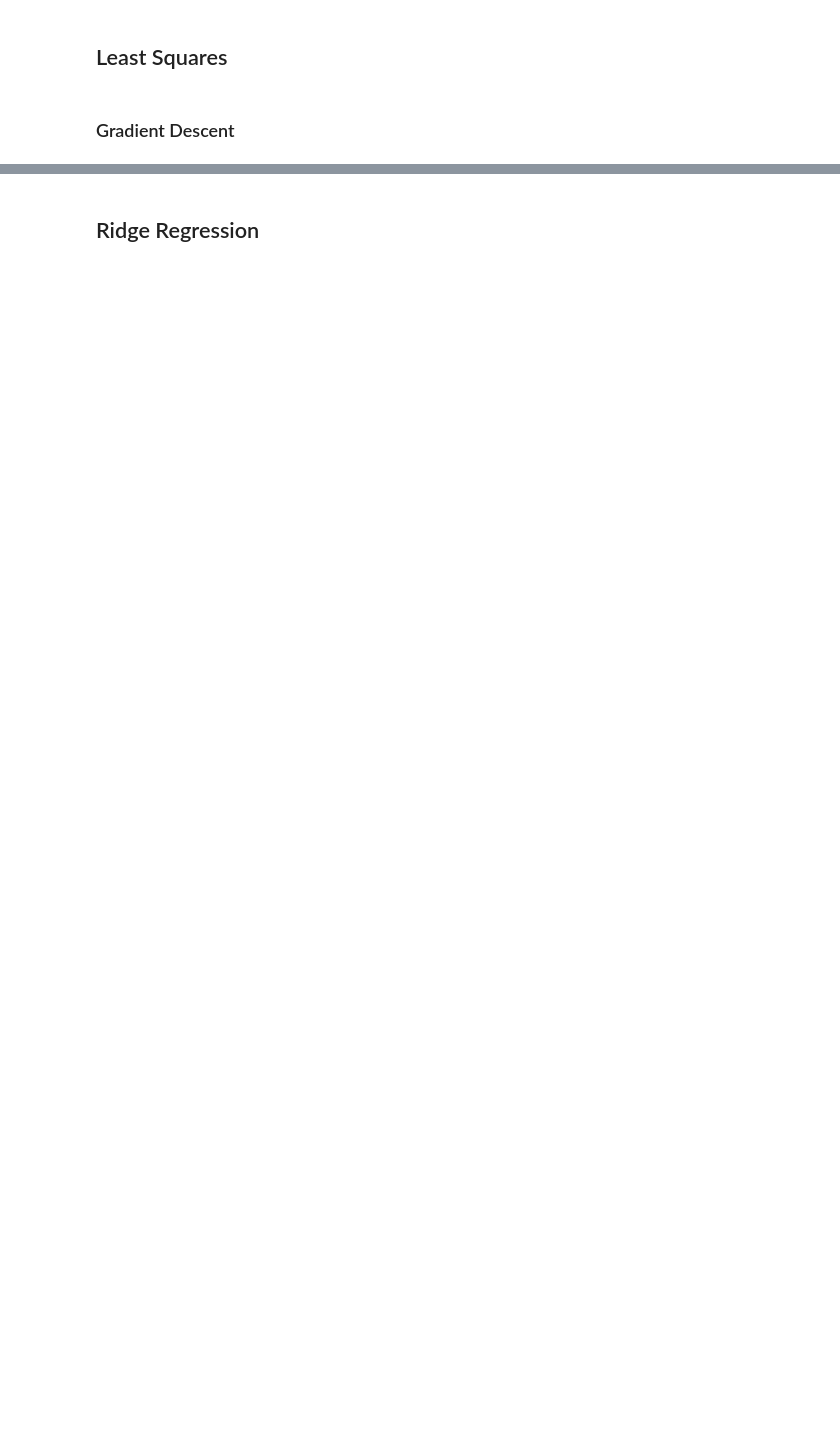
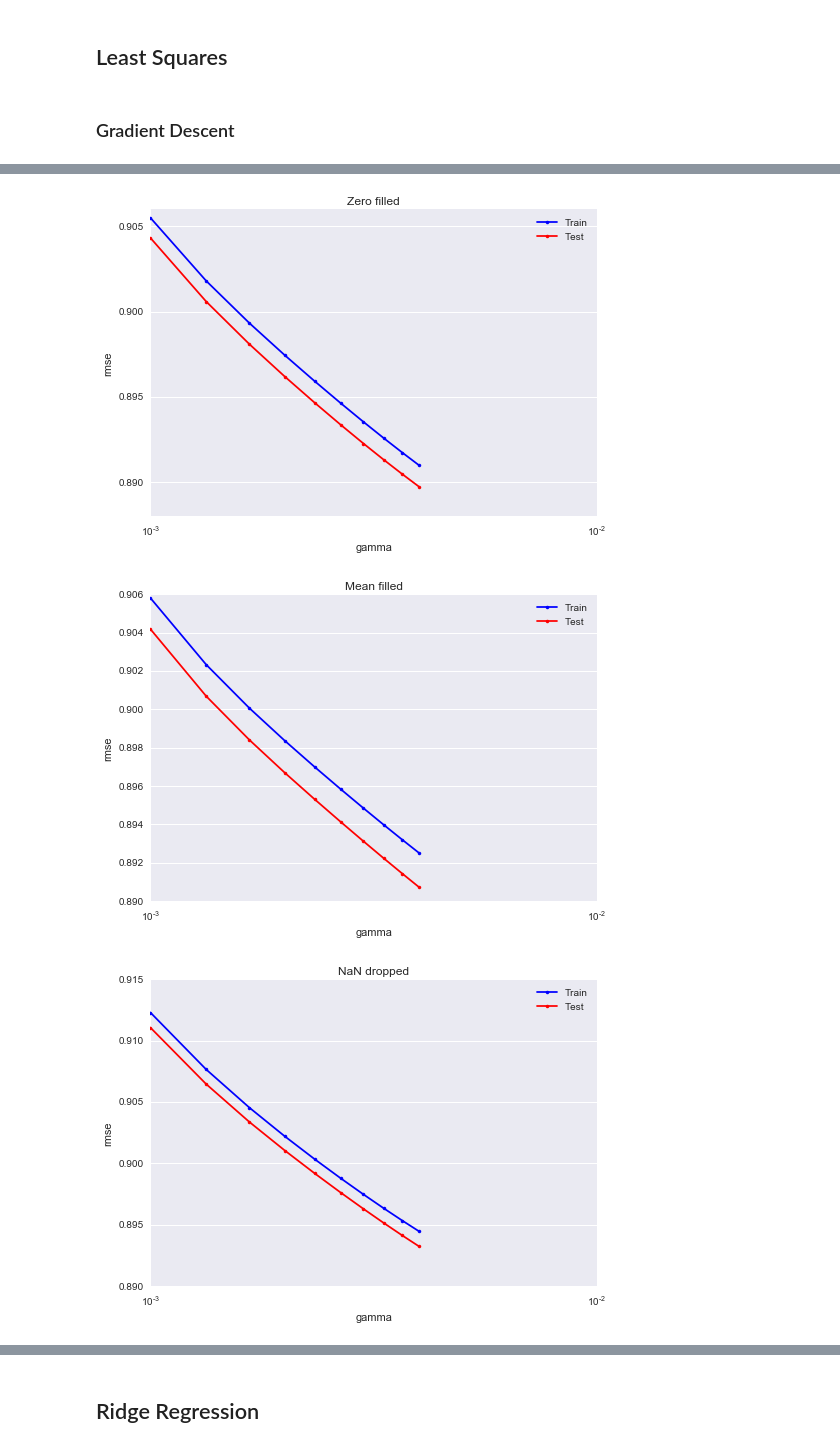
Before and after one commit to PaluchowskiMatthew/MachineLearning, a Jupyter notebook: Projects/project1/scripts/Method Comparison.ipynb, the cells around one changed output, grey strips where cells are left out. Drawn from its saved outputs; the diff is of its cells as text; code cells hidden in the pictures; blank space fills up the shorter version.

Commit message:
Binary categories dataset

```diff
--- a/Projects/project1/scripts/Method Comparison.ipynb
+++ b/Projects/project1/scripts/Method Comparison.ipynb
@@ -158,5 +265,5 @@ tx_polynomial_normalized = combinations(tx_polynomial_normalized, [10], [16])
 tx_polynomial_normalized = combinations(tx_polynomial_normalized, [21], [23,26,29])
 tx_polynomial_normalized = combinations(tx_polynomial_normalized, [23], [26,29])
 where_are_NaNs = np.isnan(tx_polynomial_normalized)
-tx_polynomial_normalized[where_are_NaNs] = -99 #because np.min(np.nanmin(tx_polynomial_normalized, axis=0)) = -85
+tx_polynomial_normalized[where_are_NaNs] = -5 #because np.min(np.nanmin(tx_polynomial_normalized, axis=0)) = -85
 print(tx_polynomial_normalized.shape)
@@ -236,29 +407,30 @@ tx_mean_filled_normalized_train, tx_mean_filled_normalized_test, y_mean_filled_n
 tx_sparse_dropped_normalized_train, tx_sparse_dropped_normalized_test, y_sparse_dropped_normalized_train, y_sparse_dropped_normalized_test = split_data(tx_sparse_dropped_normalized, y, split_ratio)
 tx_99_filled_normalized_train, tx_99_filled_normalized_test, y_99_filled_normalized_train, y_99_filled_normalized_test = split_data(tx_99_filled_normalized, y, split_ratio)
 tx_polynomial_normalized_train, tx_polynomial_normalized_test, y_polynomial_normalized_train, y_polynomial_normalized_test = split_data(tx_polynomial_normalized, y, split_ratio)
+tx_bin_polynomial_normalized_train, tx_bin_polynomial_normalized_test, y_bin_polynomial_normalized_train, y_bin_polynomial_normalized_test = split_data(tx_bin_polynomial_normalized, y, split_ratio)
 # %%
 # Create list of datasets
 
 # Test datasets
-train_datasets = [tx_train, tx_zero_filled_normalized_train, tx_mean_filled_normalized_train, tx_sparse_dropped_normalized_train, tx_99_filled_normalized_train, tx_polynomial_normalized_train]
-new_train_datasets = [tx_zero_filled_normalized_train, tx_mean_filled_normalized_train, tx_sparse_dropped_normalized_train, tx_99_filled_normalized_train, tx_polynomial_normalized_train]
+train_datasets = [tx_train, tx_zero_filled_normalized_train, tx_mean_filled_normalized_train, tx_sparse_dropped_normalized_train, tx_99_filled_normalized_train, tx_polynomial_normalized_train, tx_bin_polynomial_normalized_train]
+new_train_datasets = [tx_zero_filled_normalized_train, tx_mean_filled_normalized_train, tx_sparse_dropped_normalized_train, tx_99_filled_normalized_train, tx_polynomial_normalized_train, tx_bin_polynomial_normalized_train]
 
 # Test datasets
-test_datasets = [tx_test, tx_zero_filled_normalized_test, tx_mean_filled_normalized_test, tx_sparse_dropped_normalized_test, tx_99_filled_normalized_test, tx_polynomial_normalized_test]
-new_test_datasets = [tx_zero_filled_normalized_test, tx_mean_filled_normalized_test, tx_sparse_dropped_normalized_test, tx_99_filled_normalized_test, tx_polynomial_normalized_test]
+test_datasets = [tx_test, tx_zero_filled_normalized_test, tx_mean_filled_normalized_test, tx_sparse_dropped_normalized_test, tx_99_filled_normalized_test, tx_polynomial_normalized_test, tx_bin_polynomial_normalized_test]
+new_test_datasets = [tx_zero_filled_normalized_test, tx_mean_filled_normalized_test, tx_sparse_dropped_normalized_test, tx_99_filled_normalized_test, tx_polynomial_normalized_test, tx_bin_polynomial_normalized_test]
 
 # Prediction datasets
-pred_datasets = [tx_pred, tx_pred_mean_filled_normalized, tx_pred_zero_filled_normalized, tx_pred_sparse_dropped_normalized, tx_pred_99_filled_normalized, tx_pred_polynomial_normalized]
-new_pred_datasets = [tx_pred_mean_filled_normalized, tx_pred_zero_filled_normalized, tx_pred_sparse_dropped_normalized, tx_pred_99_filled_normalized, tx_pred_polynomial_normalized]
+pred_datasets = [tx_pred, tx_pred_mean_filled_normalized, tx_pred_zero_filled_normalized, tx_pred_sparse_dropped_normalized, tx_pred_99_filled_normalized, tx_pred_polynomial_normalized, tx_pred_bin_polynomial_normalized]
+new_pred_datasets = [tx_pred_mean_filled_normalized, tx_pred_zero_filled_normalized, tx_pred_sparse_dropped_normalized, tx_pred_99_filled_normalized, tx_pred_polynomial_normalized, tx_pred_bin_polynomial_normalized]
 
-datasets_names = ['Original/Raw', 'Zero filled', 'Mean filled', 'NaN dropped', '-99 filled', 'Polynomial']
-new_datasets_names = ['Zero filled', 'Mean filled', 'NaN dropped', '-99 filled', 'Polynomial']
+datasets_names = ['Original/Raw', 'Zero filled', 'Mean filled', 'NaN dropped', '-99 filled', 'Polynomial', 'Binary Category Polynomial']
+new_datasets_names = ['Zero filled', 'Mean filled', 'NaN dropped', '-99 filled', 'Polynomial', 'Binary Category Polynomial']
 # %% [markdown]
 ## Logistic Regression
 # %%
 #Parameters
-max_iters = 1000
-gammas = np.logspace(-12, -11, 10)
+max_iters = 5000
+gammas = np.linspace(1.6e-12, 0.8e-11, 8)
 # %%
 train, test, weight = logistic_regression_dataset_gammas_test(y_polynomial_normalized_train,
                                                               y_polynomial_normalized_test,
@@ -358,6 +577,6 @@ print(test_rmse)
 # %%
-max_iters = 100
-gammas = np.logspace(-13, -2, 10)
+max_iters = 1000
+gammas = np.linspace(1e-3, 0.4e-2, 10)
 for i in range(len(new_train_datasets)):
     # Parameters
     train_dataset = new_train_datasets[i]
@@ -366,3 +585,4 @@ for i in range(len(new_train_datasets)):
     figure_id = i
 
     least_squares_GD_gammas_test(y_train, y_test, train_dataset, test_dataset, gammas, max_iters, dataset_name, figure_id)
+# %% [output]
@@ -368,0 +594,3 @@ for i in range(len(new_train_datasets)):
+[figure, added]
+[figure, added]
+[figure, added]
```
Also changed, not shown: parts of 22 cells of this notebook, 1 other file.
